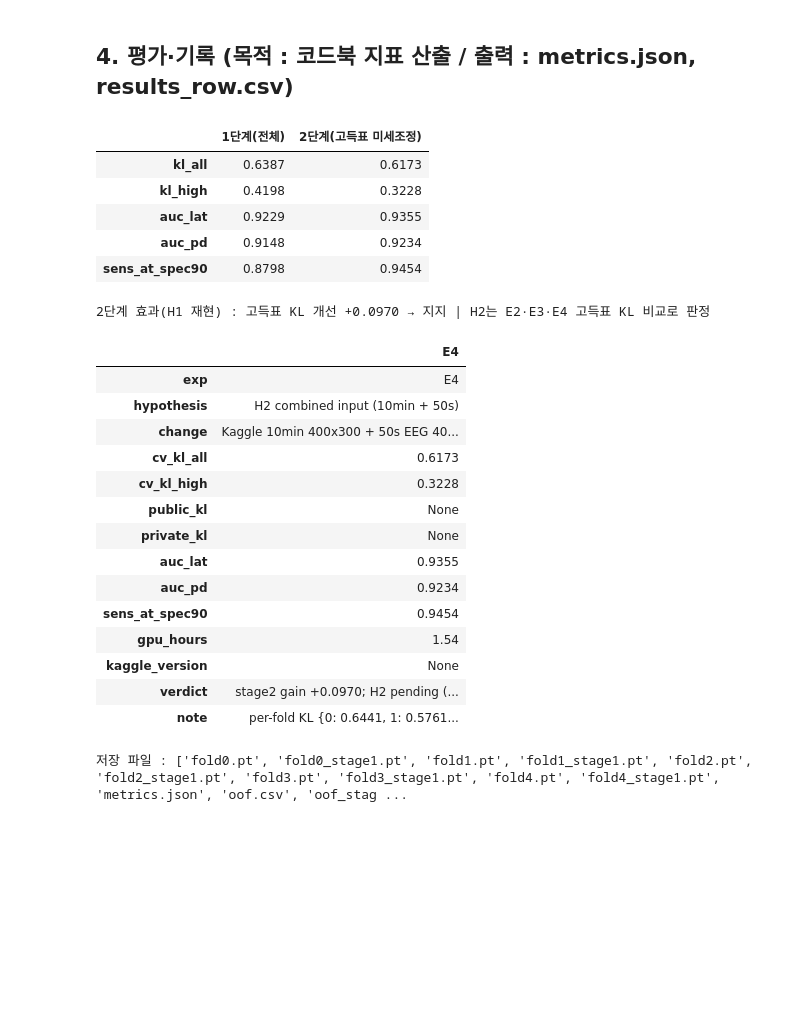
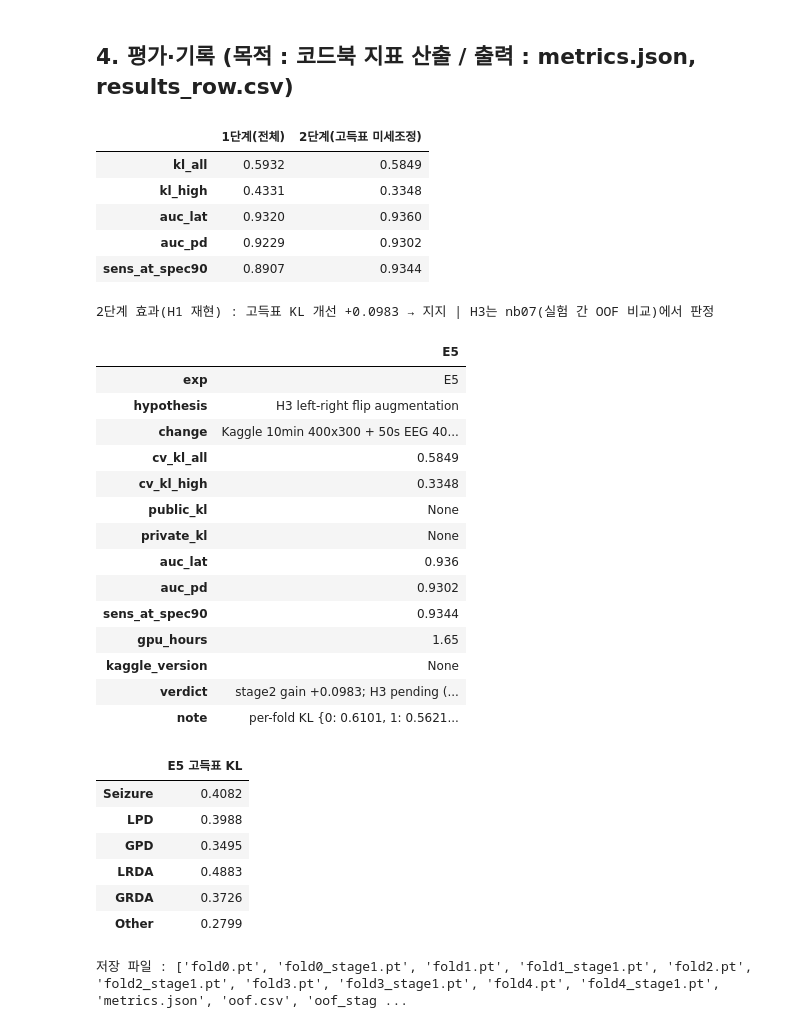
Before and after one commit to simplething4057/hms-eeg-profiling, a Jupyter notebook: nb04train.ipynb, the cells around one changed output. Drawn from its saved outputs; the diff is of its cells as text; code cells hidden in the pictures; blank space fills up the shorter version.

```diff
--- a/nb04train.ipynb
+++ b/nb04train.ipynb
@@ -139,7 +145,8 @@ EMPTY = torch.zeros(0)
 class HMSDataset(torch.utils.data.Dataset):
     """(spec, eeg, y). spec : 10분 스펙트로그램 4부위를 세로로 이은 표준화 이미지 (1, 400, 300)
     eeg : 50초 몽타주 (16, 10000) → 모델 안에서 GPU STFT. 쓰지 않는 입력은 빈 텐서."""
-    def __init__(self, df, spec_arr, eeg_arr):
+    def __init__(self, df, spec_arr, eeg_arr, flip=0.0):
+        self.flip = flip                         # 학습 loader만 > 0 : 표본마다 확률 flip로 좌우 반전 (라벨 유지)
         self.rows = df["row"].to_numpy()
         self.y = np.array(df[PROB_COLS].to_numpy(dtype=np.float32), copy=True)   # 쓰기 가능한 복사본 (pandas 읽기 전용 경고 방지)
         self.spec, self.eeg = spec_arr, eeg_arr  # 메모리 배열 (워커는 fork로 복사 없이 공유)
@@ -150,13 +157,25 @@ class HMSDataset(torch.utils.data.Dataset):
     def __getitem__(self, i):
         r = self.rows[i]
         s = e = EMPTY
+        do_flip = self.flip > 0 and torch.rand(1).item() < self.flip     # torch 난수 : DataLoader 워커마다 시드가 달라 안전
         if self.spec is not None:
-            x = np.asarray(self.spec[r], dtype=np.float32).reshape(-1, 300)   # (400, 300)
+            x = np.asarray(self.spec[r], dtype=np.float32)                    # (4, 100, 300)
+            x = (x[SPEC_FLIP_INDEX] if do_flip else x).reshape(-1, 300)       # (400, 300)
             s = torch.from_numpy(((x - x.mean()) / (x.std() + 1e-6))[None])   # 표본별 표준화 : 기록 간 전력 수준 차이 보정
         if self.eeg is not None:
-            e = torch.from_numpy(np.asarray(self.eeg[r], dtype=np.float32))
+            x = np.asarray(self.eeg[r], dtype=np.float32)
+            e = torch.from_numpy(np.ascontiguousarray(x[FLIP_INDEX] if do_flip else x))
         return s, e, torch.from_numpy(self.y[i])
 
 s0, e0, y0 = HMSDataset(meta.head(4), SPEC, EEG)[0]
+if SETTINGS["flip"]:                                         # 반전 점검 : 반전을 두 번 하면 원래와 같아야 함
+    fs, fe, _ = HMSDataset(meta.head(4), SPEC, EEG, flip=1.0)[0]
+    if s0.numel():                                           # 표준화 평균·표준편차의 float32 합산 순서 차이는 허용 (블록 오배치면 차이가 1 수준)
+        d_spec = float((fs.reshape(4, 100, 300)[SPEC_FLIP_INDEX].reshape(1, 400, 300) - s0).abs().max())
+        print(f"spec 반전 왕복 최대 차이 {d_spec:.2e}")
+        assert d_spec < 1e-3, "스펙트로그램 좌우 반전 블록 배치가 잘못되었습니다"
+    if e0.numel():
+        assert torch.equal(fe[FLIP_INDEX], e0)
+    print("좌우 반전 점검 통과 (spec LL↔RL·LP↔RP, EEG 좌↔우 체인)")
 print("spec", tuple(s0.shape), "| eeg", tuple(e0.shape), "| 타깃 합", float(y0.sum()))
 # %% [output]
@@ -189,7 +210,7 @@ def predict(model, loader):
     return np.concatenate(out)
 
 def make_loader(d, shuffle):
-    return torch.utils.data.DataLoader(HMSDataset(d, SPEC, EEG), batch_size=HP["batch_size"], shuffle=shuffle,
+    return torch.utils.data.DataLoader(HMSDataset(d, SPEC, EEG, flip=SETTINGS["flip"] if shuffle else 0.0), batch_size=HP["batch_size"], shuffle=shuffle,
                                        num_workers=HP["num_workers"], pin_memory=DEVICE == "cuda", drop_last=shuffle)
 
 def run_stage(model, tr, va, epochs, lr, tag, k):
@@ -310,57 +331,75 @@ save_oof(oof, "oof.csv")
 
 verdict = None
 if SETTINGS["stage2"]:                                 # H1 : 같은 실행 안의 1단계 대비 2단계 개선량
     save_oof(oof_s1, "oof_stage1.csv")
     m1 = evaluate(ev, oof_s1[done], target_spec=CFG["eval"]["target_specificity"])
     delta = m1["kl_high"] - metrics["kl_high"]
     verdict = "지지" if delta >= 0.03 else ("방향 일치·약함" if delta > 0 else "기각")
     cmp = pd.DataFrame({"1단계(전체)": m1, "2단계(고득표 미세조정)": metrics}).loc[
         ["kl_all", "kl_high", "auc_lat", "auc_pd", "sens_at_spec90"]].astype(float).round(4)
     display(cmp)
     if EXP == "E2":
         print(f"H1 판정 : 고득표 KL 개선 {delta:+.4f} (기준 0.03 이상) → {verdict}")
     else:                                              # E3·E4 : 2단계 효과는 참고 (H1 재현 여부), 판정 대상은 H2
-        print(f"2단계 효과(H1 재현) : 고득표 KL 개선 {delta:+.4f} → {verdict} | H2는 E2·E3·E4 고득표 KL 비교로 판정")
-        verdict = f"stage2 gain {delta:+.4f}; H2 pending (compare E2/E3/E4)"
+        h = HYPOTHESIS.split()[0]
+        print(f"2단계 효과(H1 재현) : 고득표 KL 개선 {delta:+.4f} → {verdict} | {h}는 nb07(실험 간 OOF 비교)에서 판정")
+        verdict = f"stage2 gain {delta:+.4f}; {h} pending (nb07)"
 
 record = {"exp": EXP, "hypothesis": HYPOTHESIS,
-          "change": f"{INPUT_DESC} -> EfficientNet-B0 (in_chans=1)"
+          "change": f"{INPUT_DESC} -> EfficientNet-B0 (in_chans=1)" + (f" | LR flip p={SETTINGS['flip']}" if SETTINGS["flip"] else "")
                     + (" | stage2: high-vote fine-tune 3ep, lr x0.1" if SETTINGS["stage2"] else ""),
           "cv_kl_all": round(metrics["kl_all"], 4), "cv_kl_high": round(metrics["kl_high"], 4),
           "public_kl": None, "private_kl": None,
           "auc_lat": round(metrics["auc_lat"], 4), "auc_pd": round(metrics["auc_pd"], 4),
           "sens_at_spec90": round(metrics["sens_at_spec90"], 4), "gpu_hours": round(gpu_hours, 2),
           "kaggle_version": None, "verdict": verdict,
           "note": f"per-fold KL {per_fold}" + (f" | stage1 high KL {m1['kl_high']:.4f}" if SETTINGS["stage2"] else "")}
 with open(OUT_DIR / "metrics.json", "w") as f:
     json.dump({"record": record, "hp": HP, "settings": SETTINGS, "smoke": SMOKE, "full": metrics}, f, indent=2, default=float)
 pd.DataFrame([record]).to_csv(OUT_DIR / "results_row.csv", index=False)
 
 display(pd.DataFrame([record]).T.rename(columns={0: EXP}))
+
+# 클래스별 고득표 KL (H3 등 판정 유형별 비교용 : 실험 간 비교는 nb07에서)
+hv_ = ev.high_vote.to_numpy().astype(bool)
+yv, pv = ev[PROB_COLS].to_numpy(), oof[done]
+def _kl_rows(y, p, eps=1e-15):
+    y, p = np.clip(y, eps, 1), np.clip(p, eps, 1)
+    return (y * np.log(y / p)).sum(axis=1)
+per_class = pd.Series({c: _kl_rows(yv[hv_ & (ev.expert_consensus == c).to_numpy()], pv[hv_ & (ev.expert_consensus == c).to_numpy()]).mean()
+                       for c in ["Seizure", "LPD", "GPD", "LRDA", "GRDA", "Other"]}).round(4)
+display(per_class.to_frame(f"{EXP} 고득표 KL"))
 print("저장 파일 :", sorted(p.name for p in OUT_DIR.iterdir()))
 # %% [output]
 |  | 1단계(전체) | 2단계(고득표 미세조정) |
-| kl_all | 0.6387 | 0.6173 |
-| kl_high | 0.4198 | 0.3228 |
-| auc_lat | 0.9229 | 0.9355 |
-| auc_pd | 0.9148 | 0.9234 |
-| sens_at_spec90 | 0.8798 | 0.9454 |
+| kl_all | 0.5932 | 0.5849 |
+| kl_high | 0.4331 | 0.3348 |
+| auc_lat | 0.9320 | 0.9360 |
+| auc_pd | 0.9229 | 0.9302 |
+| sens_at_spec90 | 0.8907 | 0.9344 |
-2단계 효과(H1 재현) : 고득표 KL 개선 +0.0970 → 지지 | H2는 E2·E3·E4 고득표 KL 비교로 판정
+2단계 효과(H1 재현) : 고득표 KL 개선 +0.0983 → 지지 | H3는 nb07(실험 간 OOF 비교)에서 판정
-|  | E4 |
-| exp | E4 |
-| hypothesis | H2 combined input (10min + 50s) |
+|  | E5 |
+| exp | E5 |
+| hypothesis | H3 left-right flip augmentation |
 | change | Kaggle 10min 400x300 + 50s EEG 40... |
-| cv_kl_all | 0.6173 |
-| cv_kl_high | 0.3228 |
+| cv_kl_all | 0.5849 |
+| cv_kl_high | 0.3348 |
 | public_kl | None |
 | private_kl | None |
-| auc_lat | 0.9355 |
-| auc_pd | 0.9234 |
-| sens_at_spec90 | 0.9454 |
-| gpu_hours | 1.54 |
+| auc_lat | 0.936 |
+| auc_pd | 0.9302 |
+| sens_at_spec90 | 0.9344 |
+| gpu_hours | 1.65 |
 | kaggle_version | None |
-| verdict | stage2 gain +0.0970; H2 pending (... |
-| note | per-fold KL {0: 0.6441, 1: 0.5761... |
+| verdict | stage2 gain +0.0983; H3 pending (... |
+| note | per-fold KL {0: 0.6101, 1: 0.5621... |
+|  | E5 고득표 KL |
+| Seizure | 0.4082 |
+| LPD | 0.3988 |
+| GPD | 0.3495 |
+| LRDA | 0.4883 |
+| GRDA | 0.3726 |
+| Other | 0.2799 |
 저장 파일 : ['fold0.pt', 'fold0_stage1.pt', 'fold1.pt', 'fold1_stage1.pt', 'fold2.pt', 'fold2_stage1.pt', 'fold3.pt', 'fold3_stage1.pt', 'fold4.pt', 'fold4_stage1.pt', 'metrics.json', 'oof.csv', 'oof_stag ...
 # %% [markdown]
 ## 다음 단계
```
Also changed, not shown: parts of 6 cells of this notebook.
